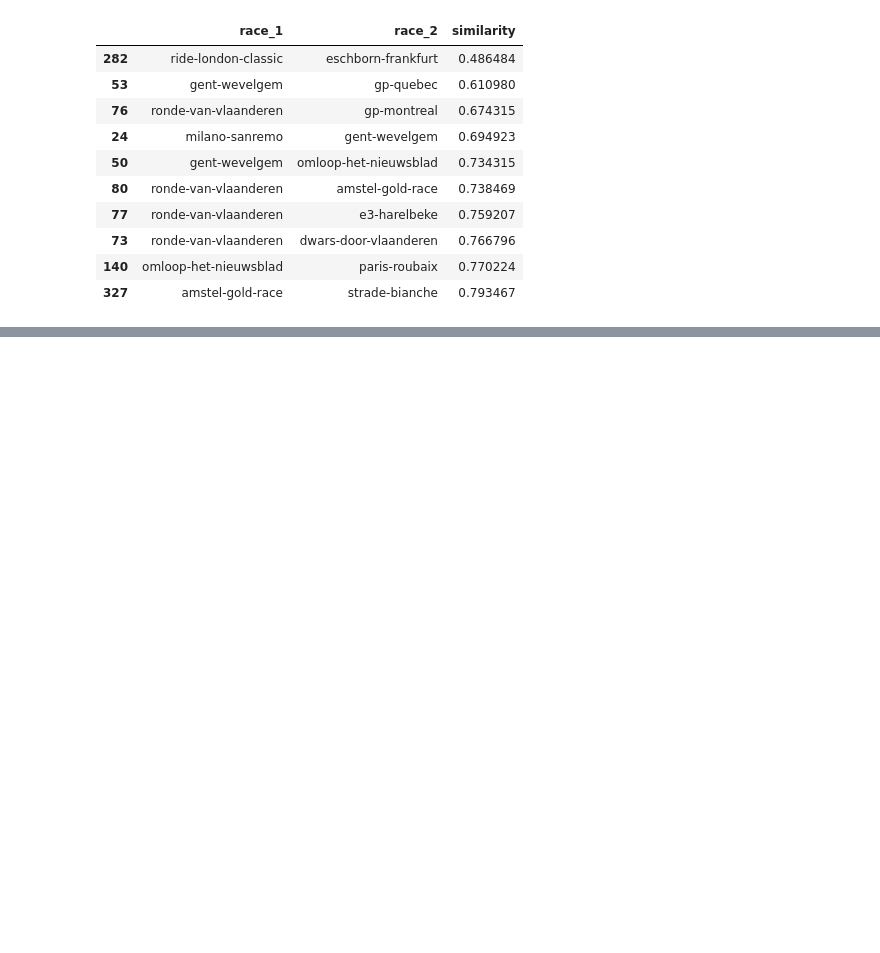
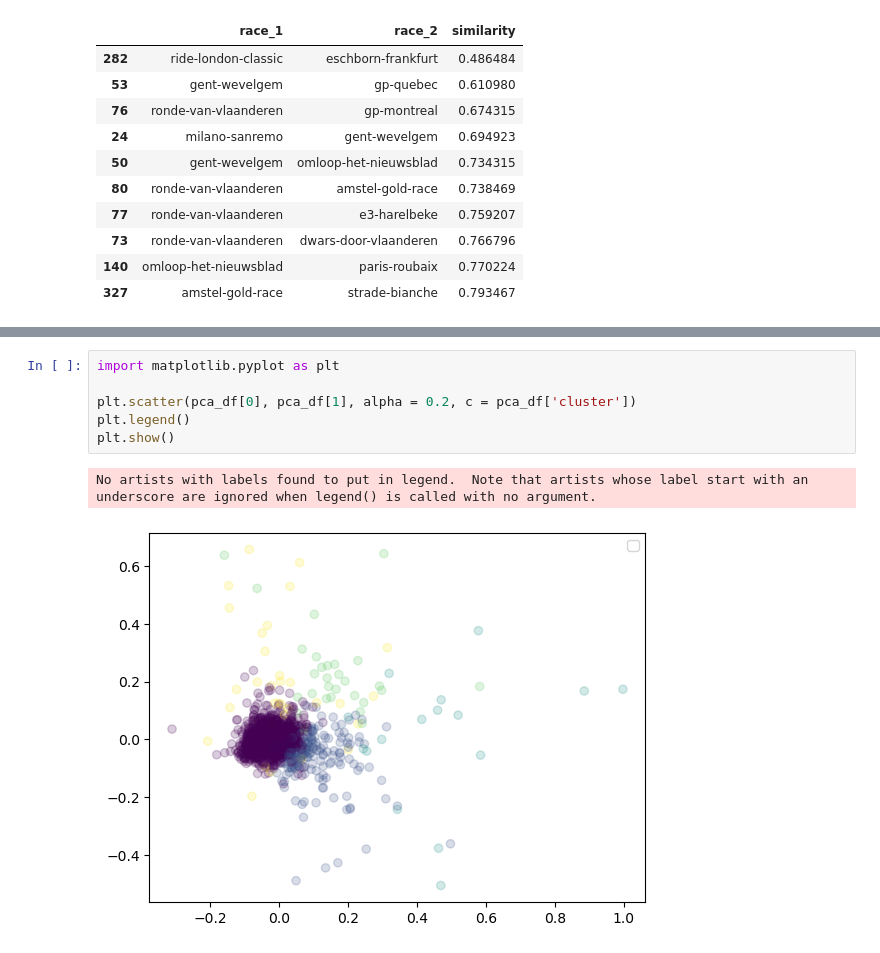
Before and after one commit to baronet2/Bike2Vec, a Jupyter notebook: notebooks/pcs_worldtour_01_analysis.ipynb, the cells around one changed output, grey strips where cells are left out. Saved outputs shown, nothing was run; the diff lists cells and outputs as text; blank space fills up the shorter version.

```diff
--- a/notebooks/pcs_worldtour_01_analysis.ipynb
+++ b/notebooks/pcs_worldtour_01_analysis.ipynb
@@ -214,0 +257,9 @@ Name: rider, dtype: object
+# %%
+import matplotlib.pyplot as plt
+
+plt.scatter(pca_df[0], pca_df[1], alpha = 0.2, c = pca_df['cluster'])
+plt.legend()
+plt.show()
+# %% [output]
+No artists with labels found to put in legend.  Note that artists whose label start with an underscore are ignored when legend() is called with no argument.
+[figure, added]
```
Also changed, not shown: parts of 10 cells of this notebook.
